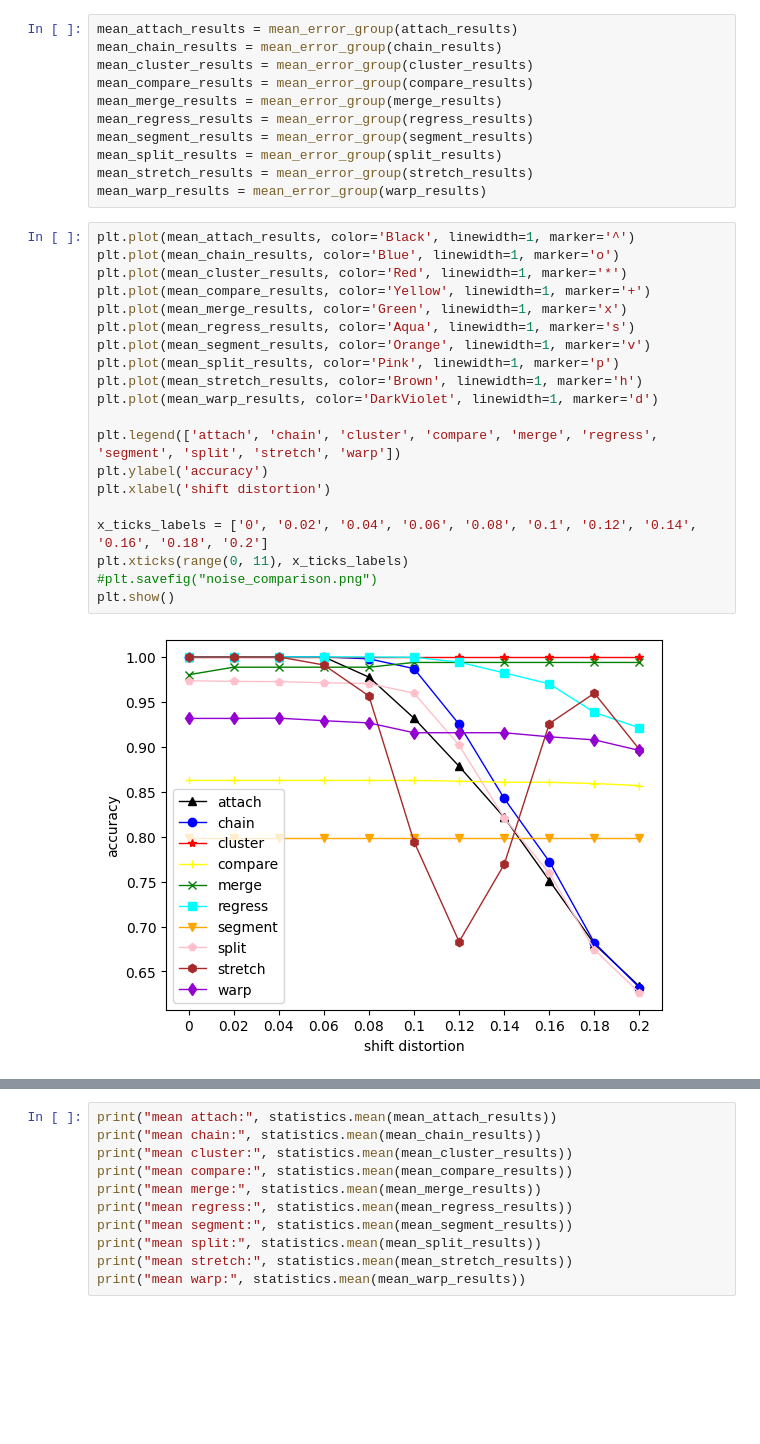
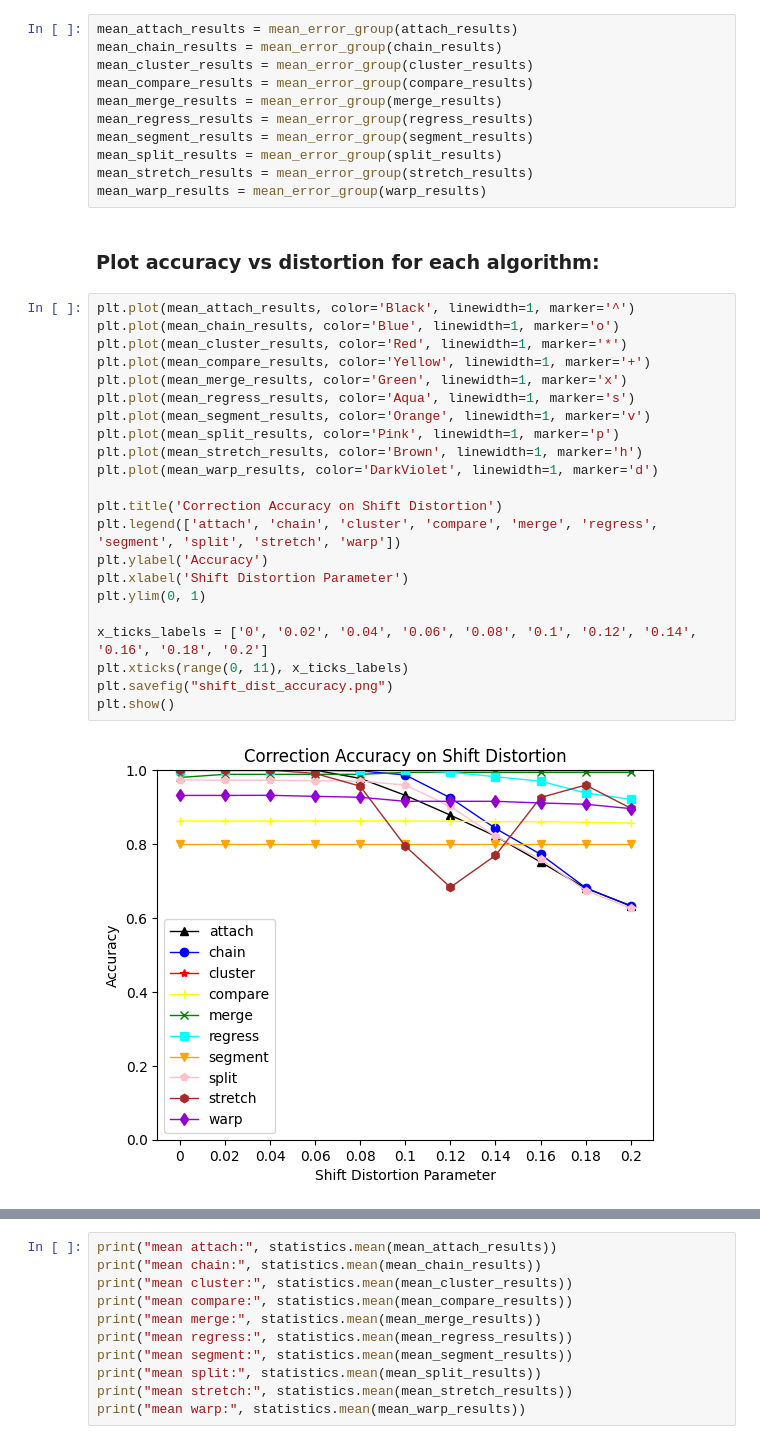
Before and after one commit to benraivel/CS421-project1, a Jupyter notebook: shift-distortion.ipynb, the cells around one changed output, grey strips where cells are left out. Cells and saved outputs as stored; diff of their text form; blank space fills up the shorter version.

```diff
--- a/shift-distortion.ipynb
+++ b/shift-distortion.ipynb
@@ -174,25 +191,29 @@ mean_segment_results = mean_error_group(segment_results)
 mean_split_results = mean_error_group(split_results)
 mean_stretch_results = mean_error_group(stretch_results)
 mean_warp_results = mean_error_group(warp_results)
+# %% [markdown]
+### Plot accuracy vs distortion for each algorithm:
 # %%
 plt.plot(mean_attach_results, color='Black', linewidth=1, marker='^')
 plt.plot(mean_chain_results, color='Blue', linewidth=1, marker='o')
 plt.plot(mean_cluster_results, color='Red', linewidth=1, marker='*')
 plt.plot(mean_compare_results, color='Yellow', linewidth=1, marker='+')
 plt.plot(mean_merge_results, color='Green', linewidth=1, marker='x')
 plt.plot(mean_regress_results, color='Aqua', linewidth=1, marker='s')
 plt.plot(mean_segment_results, color='Orange', linewidth=1, marker='v')
 plt.plot(mean_split_results, color='Pink', linewidth=1, marker='p')
 plt.plot(mean_stretch_results, color='Brown', linewidth=1, marker='h')
 plt.plot(mean_warp_results, color='DarkViolet', linewidth=1, marker='d')
 
+plt.title('Correction Accuracy on Shift Distortion')
 plt.legend(['attach', 'chain', 'cluster', 'compare', 'merge', 'regress', 'segment', 'split', 'stretch', 'warp'])
-plt.ylabel('accuracy')
-plt.xlabel('shift distortion')
+plt.ylabel('Accuracy')
+plt.xlabel('Shift Distortion Parameter')
+plt.ylim(0, 1)
 
 x_ticks_labels = ['0', '0.02', '0.04', '0.06', '0.08', '0.1', '0.12', '0.14', '0.16', '0.18', '0.2']
 plt.xticks(range(0, 11), x_ticks_labels)
-#plt.savefig("noise_comparison.png")
+plt.savefig("shift_dist_accuracy.png")
 plt.show()
 # %% [output]
-[figure, old version]
+[figure, new version]
```
Also changed, not shown: parts of 10 cells of this notebook, 7 other files.
